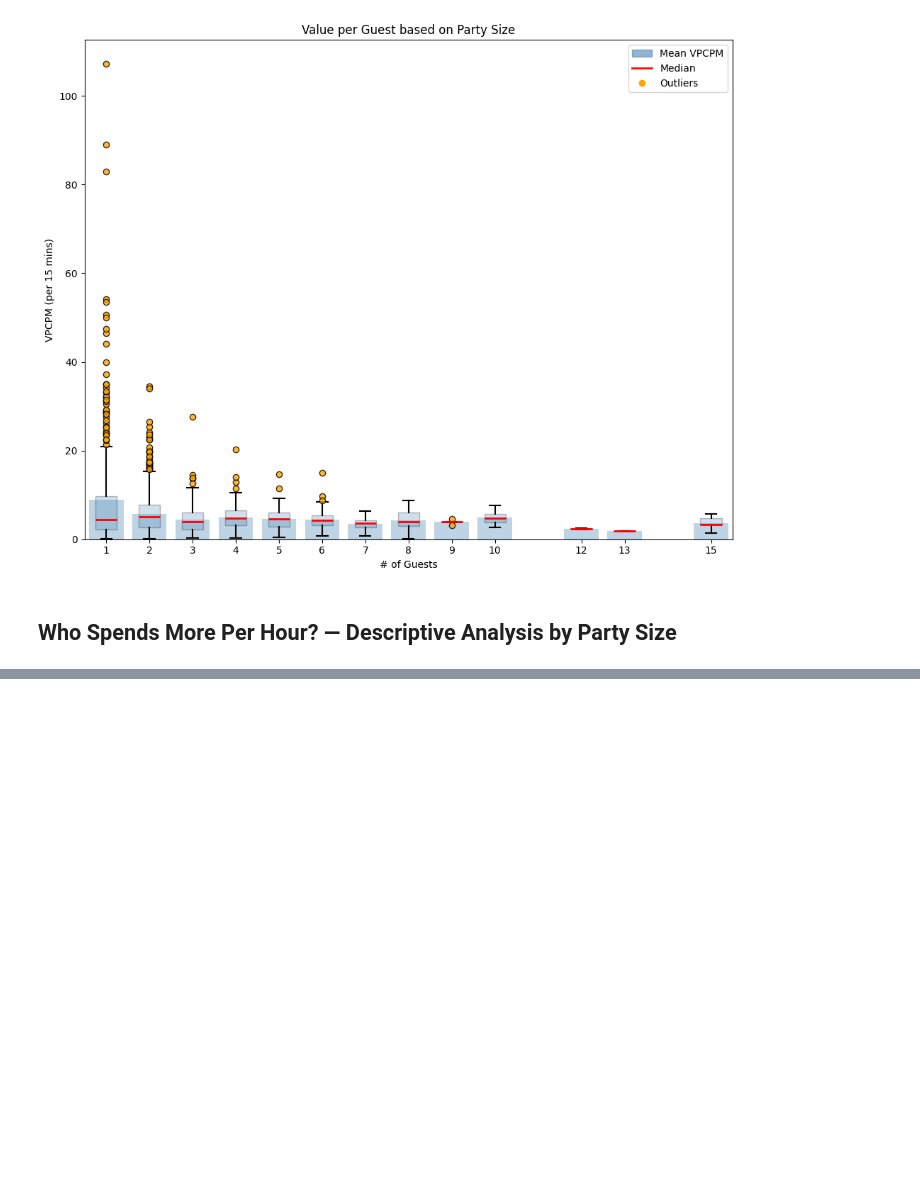
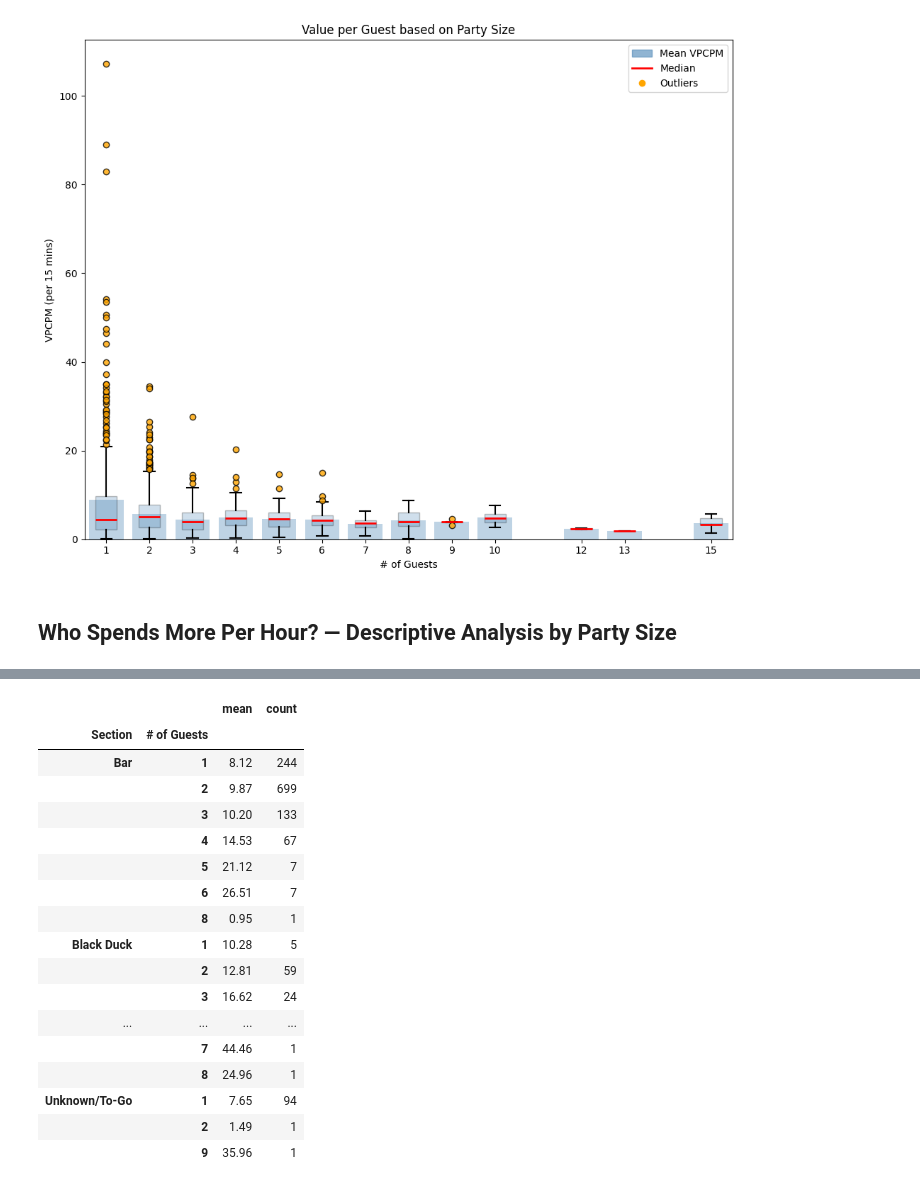
Before and after one commit to shaneap/artemis, a Jupyter notebook: test.ipynb, the cells around one changed output, grey strips where cells are left out. Saved outputs shown, nothing was run; the diff lists cells and outputs as text; code cells hidden in the pictures; blank space fills up the shorter version.

```diff
--- a/test.ipynb
+++ b/test.ipynb
@@ -180,0 +314,23 @@ plt.show()
+# %%
+df['TPCPM'] = df['Amount'] / (df['Duration'] / 15)
+
+df.groupby(['Section', '# of Guests'])['TPCPM'].agg(['mean', 'count']).round(2)
+# %% [output]
+|  |  | mean | count |
+| Section | # of Guests |  |  |
+| Bar | 1 | 8.12 | 244 |
+|  | 2 | 9.87 | 699 |
+|  | 3 | 10.20 | 133 |
+|  | 4 | 14.53 | 67 |
+|  | 5 | 21.12 | 7 |
+|  | 6 | 26.51 | 7 |
+|  | 8 | 0.95 | 1 |
+| Black Duck | 1 | 10.28 | 5 |
+|  | 2 | 12.81 | 59 |
+|  | 3 | 16.62 | 24 |
+| ... | ... | ... | ... |
+|  | 7 | 44.46 | 1 |
+|  | 8 | 24.96 | 1 |
+| Unknown/To-Go | 1 | 7.65 | 94 |
+|  | 2 | 1.49 | 1 |
+|  | 9 | 35.96 | 1 |
```
Also changed, not shown: parts of 13 cells of this notebook, 1 other file.
